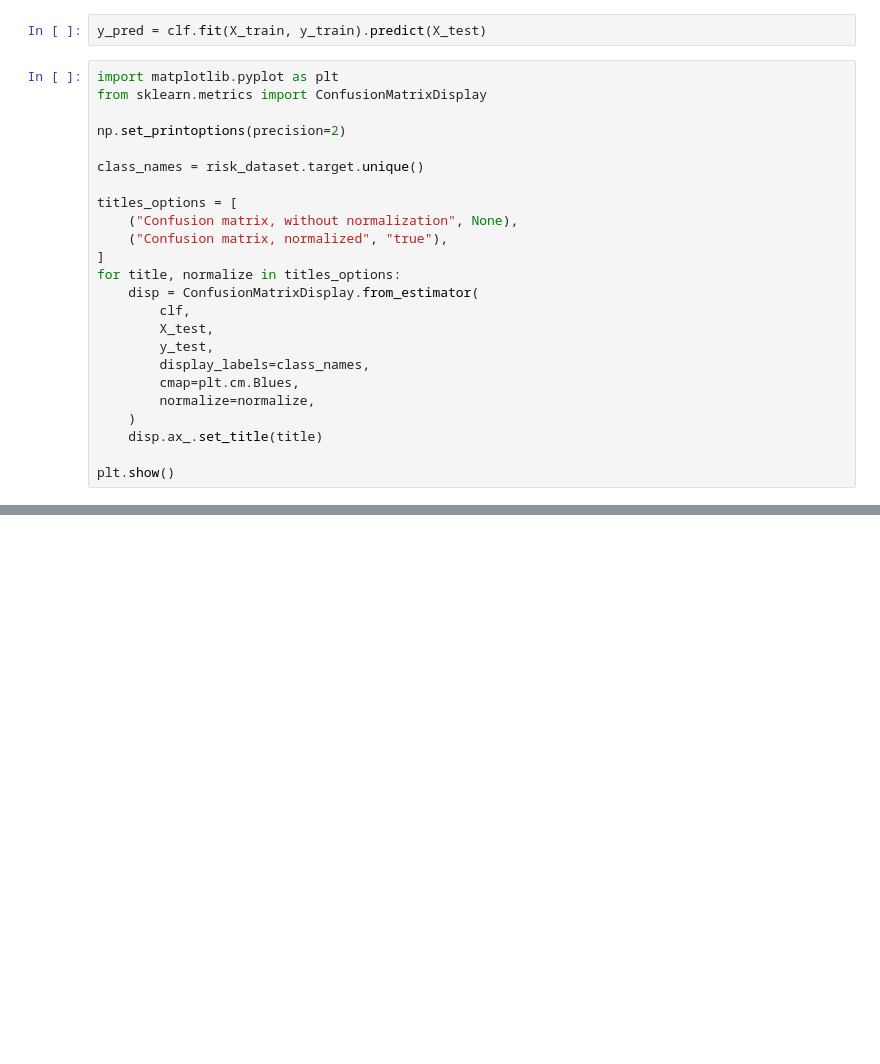
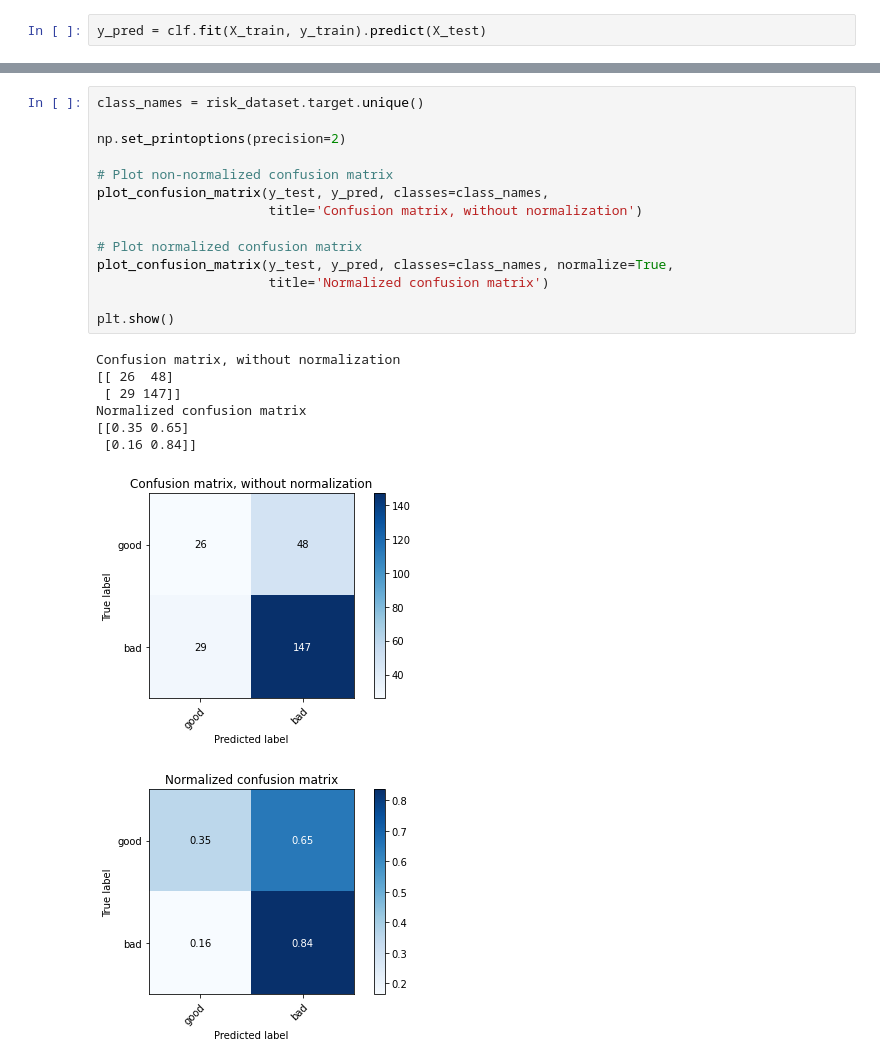
Before and after one commit to valuedriven/dataanalysis, a Jupyter notebook: trabalho_final/trabalho_final.ipynb, the cells around one changed output, grey strips where cells are left out. Drawn from its saved outputs; the diff is of its cells as text; blank space fills up the shorter version.

```diff
--- a/trabalho_final/trabalho_final.ipynb
+++ b/trabalho_final/trabalho_final.ipynb
@@ -178,26 +160,2 @@ X_train, X_test, y_train, y_test
 # %%
 y_pred = clf.fit(X_train, y_train).predict(X_test)
-# %%
-import matplotlib.pyplot as plt
-from sklearn.metrics import ConfusionMatrixDisplay
-
-np.set_printoptions(precision=2)
-
-class_names = risk_dataset.target.unique()
-
-titles_options = [
-    ("Confusion matrix, without normalization", None),
-    ("Confusion matrix, normalized", "true"),
-]
-for title, normalize in titles_options:
-    disp = ConfusionMatrixDisplay.from_estimator(
-        clf,
-        X_test,
-        y_test,
-        display_labels=class_names,
-        cmap=plt.cm.Blues,
-        normalize=normalize,
-    )
-    disp.ax_.set_title(title)
-
-plt.show()
@@ -206,0 +218,23 @@ plt.show()
+# %%
+class_names = risk_dataset.target.unique()
+
+np.set_printoptions(precision=2)
+
+# Plot non-normalized confusion matrix
+plot_confusion_matrix(y_test, y_pred, classes=class_names,
+                      title='Confusion matrix, without normalization')
+
+# Plot normalized confusion matrix
+plot_confusion_matrix(y_test, y_pred, classes=class_names, normalize=True,
+                      title='Normalized confusion matrix')
+
+plt.show()
+# %% [output]
+Confusion matrix, without normalization
+[[ 26  48]
+ [ 29 147]]
+Normalized confusion matrix
+[[0.35 0.65]
+ [0.16 0.84]]
+[figure, added]
+[figure, added]
```
Also changed, not shown: parts of 10 cells of this notebook.
